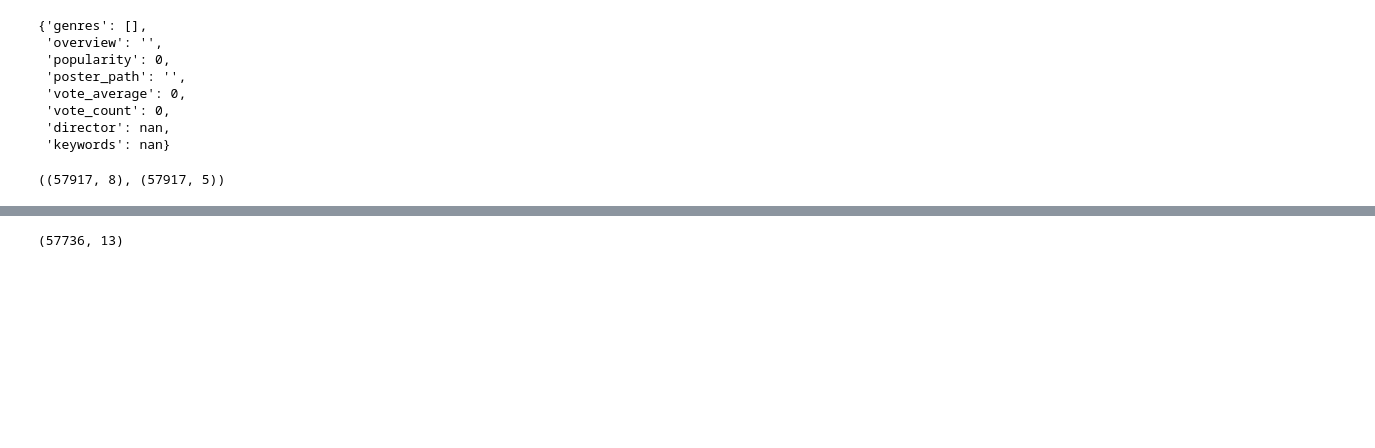
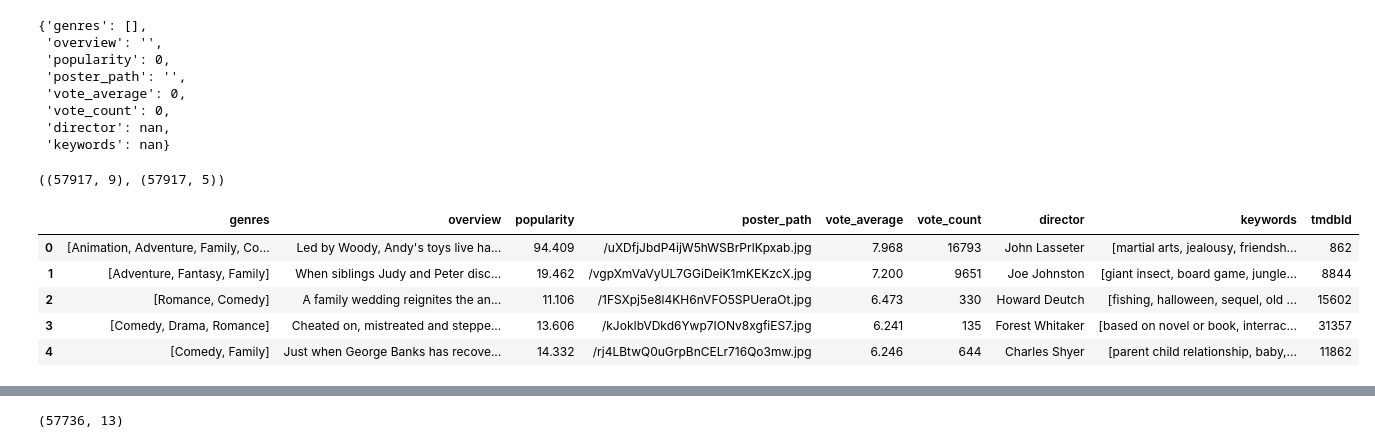
Before and after one commit to abhishek-jana/Movie-Recommendation-System, a Jupyter notebook: research/EDA.ipynb, the cells around one changed output, grey strips where cells are left out. Cells and saved outputs as stored; diff of their text form; code cells hidden in the pictures; blank space fills up the shorter version.

```diff
--- a/research/EDA.ipynb
+++ b/research/EDA.ipynb
@@ -453,7 +457,17 @@ get_movie_details(None)
 # movie_links_rating.head()
 # %%
 tmdb_df = pd.DataFrame(movie_data)
+tmdb_df['tmdbId'] = tmdb_ids
 # %%
 tmdb_df.shape, links_movie_df.shape
 # %% [output]
-((57917, 8), (57917, 5))
+((57917, 9), (57917, 5))
+# %%
+tmdb_df.head()
+# %% [output]
+|  | genres | overview | popularity | poster_path | vote_average | vote_count | director | keywords | tmdbId |
+| 0 | [Animation, Adventure, Family, Co... | Led by Woody, Andy's toys live ha... | 94.409 | /uXDfjJbdP4ijW5hWSBrPrlKpxab.jpg | 7.968 | 16793 | John Lasseter | [martial arts, jealousy, friendsh... | 862 |
+| 1 | [Adventure, Fantasy, Family] | When siblings Judy and Peter disc... | 19.462 | /vgpXmVaVyUL7GGiDeiK1mKEKzcX.jpg | 7.200 | 9651 | Joe Johnston | [giant insect, board game, jungle... | 8844 |
+| 2 | [Romance, Comedy] | A family wedding reignites the an... | 11.106 | /1FSXpj5e8l4KH6nVFO5SPUeraOt.jpg | 6.473 | 330 | Howard Deutch | [fishing, halloween, sequel, old ... | 15602 |
+| 3 | [Comedy, Drama, Romance] | Cheated on, mistreated and steppe... | 13.606 | /kJokIbVDkd6Ywp7IONv8xgfiES7.jpg | 6.241 | 135 | Forest Whitaker | [based on novel or book, interrac... | 31357 |
+| 4 | [Comedy, Family] | Just when George Banks has recove... | 14.332 | /rj4LBtwQ0uGrpBnCELr716Qo3mw.jpg | 6.246 | 644 | Charles Shyer | [parent child relationship, baby,... | 11862 |
```
Also changed, not shown: parts of 5 cells of this notebook, 24 other files.
